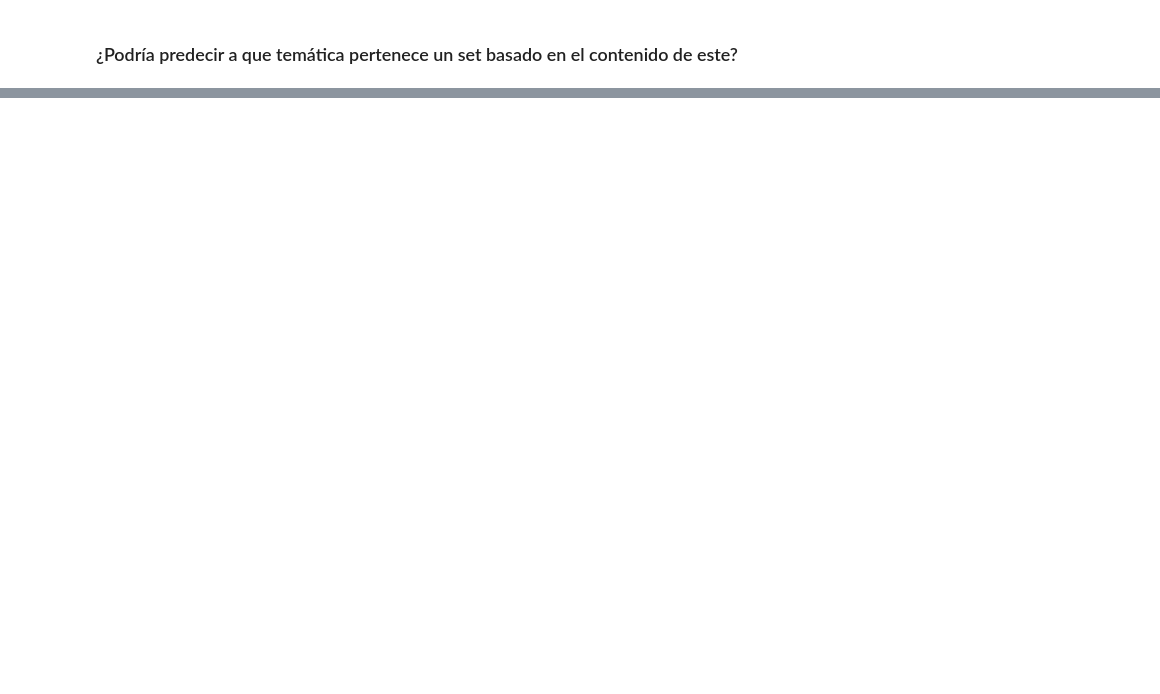
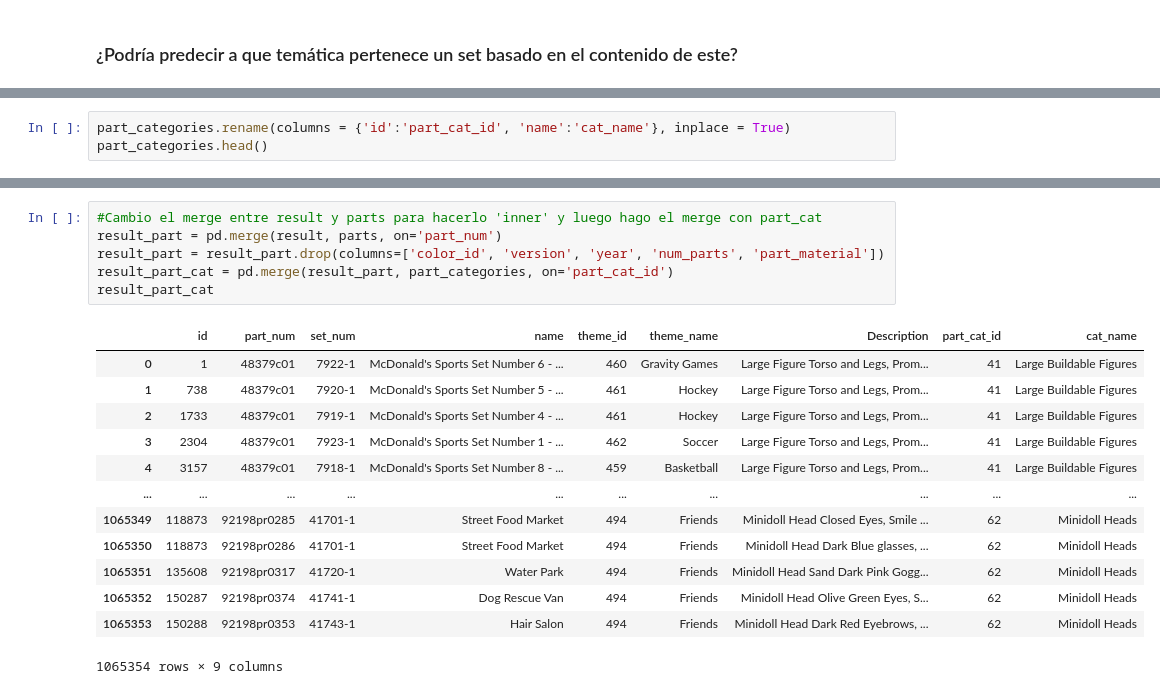
Before and after one commit to BenjaSar/AdD, a Jupyter notebook: TP_Integrador_AdD.ipynb, the cells around one changed output, grey strips where cells are left out. Drawn from its saved outputs; the diff is of its cells as text; blank space fills up the shorter version.

```diff
--- a/TP_Integrador_AdD.ipynb
+++ b/TP_Integrador_AdD.ipynb
@@ -1285,0 +1315,3 @@ grouped_data2
+# %%
+part_categories.rename(columns = {'id':'part_cat_id', 'name':'cat_name'}, inplace = True)
+part_categories.head()
@@ -1285,0 +1325,20 @@ grouped_data2
+# %%
+#Cambio el merge entre result y parts para hacerlo 'inner' y luego hago el merge con part_cat
+result_part = pd.merge(result, parts, on='part_num')
+result_part = result_part.drop(columns=['color_id', 'version', 'year', 'num_parts', 'part_material'])
+result_part_cat = pd.merge(result_part, part_categories, on='part_cat_id')
+result_part_cat
+# %% [output]
+|  | id | part_num | set_num | name | theme_id | theme_name | Description | part_cat_id | cat_name |
+| 0 | 1 | 48379c01 | 7922-1 | McDonald's Sports Set Number 6 - ... | 460 | Gravity Games | Large Figure Torso and Legs, Prom... | 41 | Large Buildable Figures |
+| 1 | 738 | 48379c01 | 7920-1 | McDonald's Sports Set Number 5 - ... | 461 | Hockey | Large Figure Torso and Legs, Prom... | 41 | Large Buildable Figures |
+| 2 | 1733 | 48379c01 | 7919-1 | McDonald's Sports Set Number 4 - ... | 461 | Hockey | Large Figure Torso and Legs, Prom... | 41 | Large Buildable Figures |
+| 3 | 2304 | 48379c01 | 7923-1 | McDonald's Sports Set Number 1 - ... | 462 | Soccer | Large Figure Torso and Legs, Prom... | 41 | Large Buildable Figures |
+| 4 | 3157 | 48379c01 | 7918-1 | McDonald's Sports Set Number 8 - ... | 459 | Basketball | Large Figure Torso and Legs, Prom... | 41 | Large Buildable Figures |
+| ... | ... | ... | ... | ... | ... | ... | ... | ... | ... |
+| 1065349 | 118873 | 92198pr0285 | 41701-1 | Street Food Market | 494 | Friends | Minidoll Head Closed Eyes, Smile ... | 62 | Minidoll Heads |
+| 1065350 | 118873 | 92198pr0286 | 41701-1 | Street Food Market | 494 | Friends | Minidoll Head Dark Blue glasses, ... | 62 | Minidoll Heads |
+| 1065351 | 135608 | 92198pr0317 | 41720-1 | Water Park | 494 | Friends | Minidoll Head Sand Dark Pink Gogg... | 62 | Minidoll Heads |
+| 1065352 | 150287 | 92198pr0374 | 41741-1 | Dog Rescue Van | 494 | Friends | Minidoll Head Olive Green Eyes, S... | 62 | Minidoll Heads |
+| 1065353 | 150288 | 92198pr0353 | 41743-1 | Hair Salon | 494 | Friends | Minidoll Head Dark Red Eyebrows, ... | 62 | Minidoll Heads |
+1065354 rows × 9 columns
```
Also changed, not shown: parts of 42 cells of this notebook.
